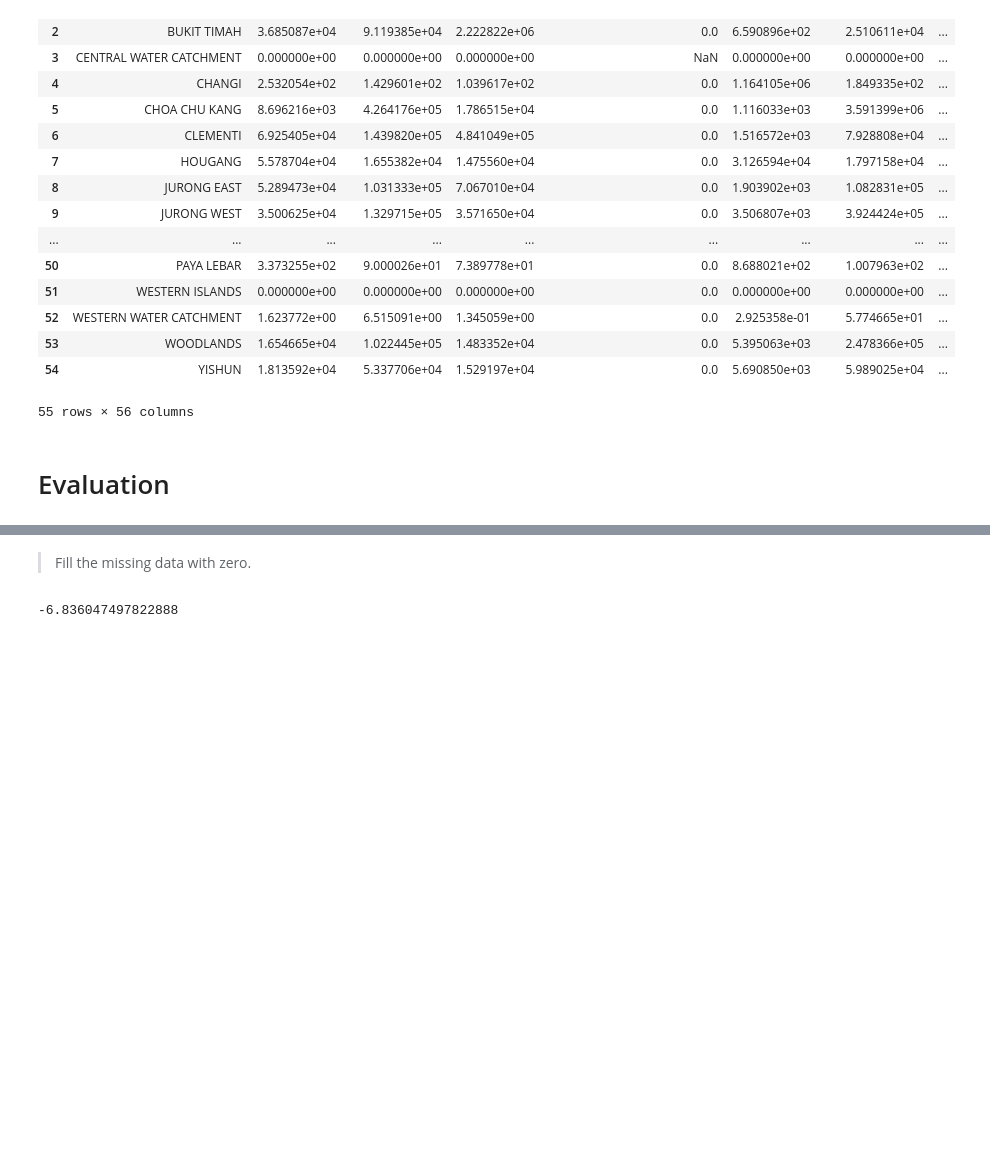
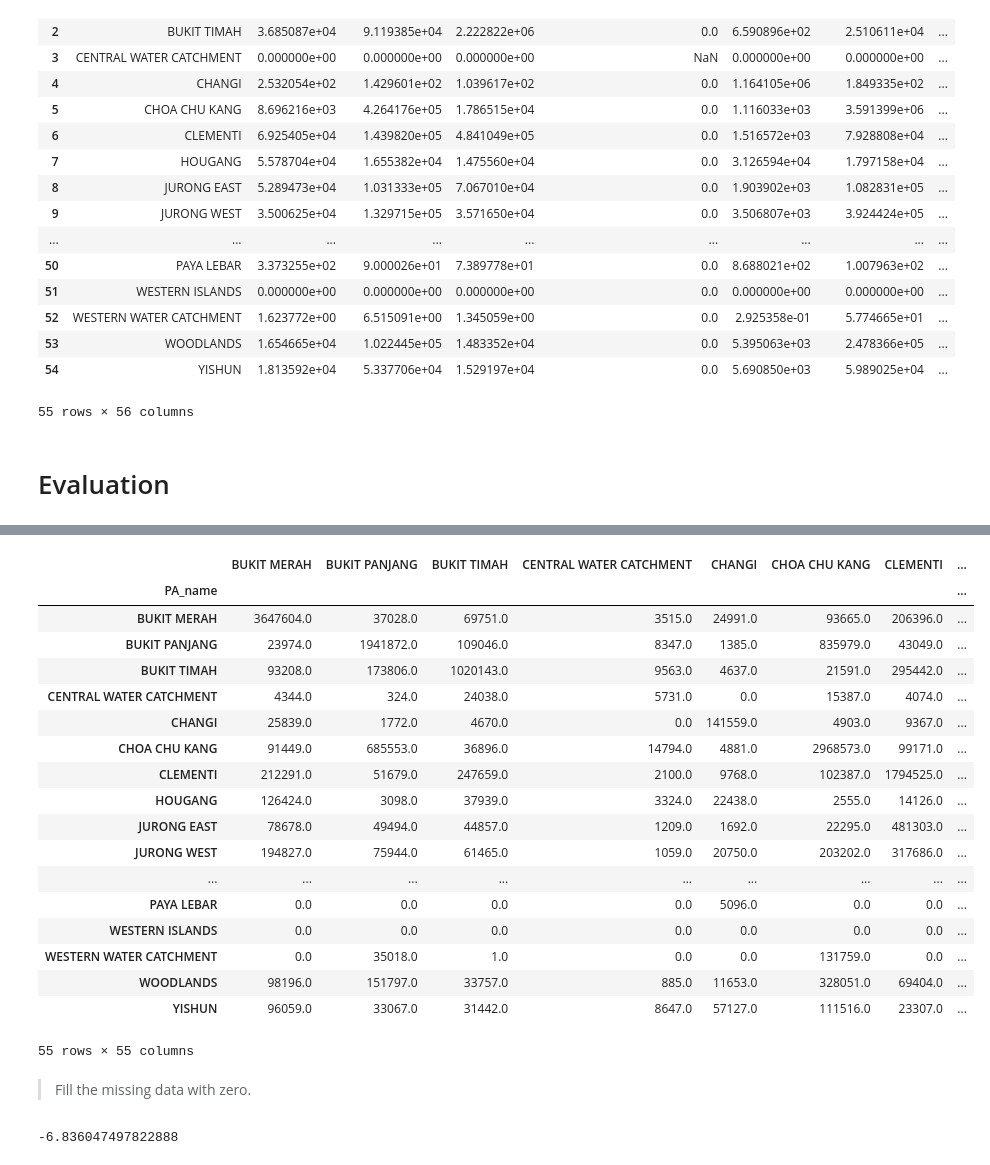
Before and after one commit to Pawpaw497/MPT-project, a Jupyter notebook: pre_gpr.ipynb, the cells around one changed output, grey strips where cells are left out. Cells and saved outputs as stored; diff of their text form; code cells hidden in the pictures; blank space fills up the shorter version.

```diff
--- a/pre_gpr.ipynb
+++ b/pre_gpr.ipynb
@@ -387,7 +411,7 @@ Prediction = pd.read_csv(path+'/Prediction2019_gpr.csv').drop(columns='Unnamed:
 # %%
 def bus_flux(x,y):
-    pa1 = Prediction['PA_name'][x]
-    pa2 = Prediction['PA_name'][y]
+    pa1 = Prediction.index[x]
+    pa2 = Prediction.index[y]
 
     try:
         return T_ij_bus[(T_ij_bus['ORIGIN_loc']==pa1)&\
@@ -402,8 +426,8 @@ for i in range(0,55):
         bus[i][j]=bus_flux(i,j)
 # %%
 def MRT_flux(x,y):
-    pa1 = Prediction['PA_name'][x]
-    pa2 = Prediction['PA_name'][y]
+    pa1 = Prediction.index[x]
+    pa2 = Prediction.index[y]
 
     try:
         return T_ij_MRT[(T_ij_MRT['ORIGIN_loc']==pa1)&\
@@ -423,6 +445,30 @@ Prediction.set_index('PA_name',inplace=True)
 # %%
 flux['PA_name']=Prediction.index
 flux.set_index('PA_name',inplace=True)
+# %%
+flux.rename(pd.DataFrame(Prediction.index.values).to_dict()[0],axis=1,inplace=True)
+# %%
+flux
+# %% [output]
+|  | BUKIT MERAH | BUKIT PANJANG | BUKIT TIMAH | CENTRAL WATER CATCHMENT | CHANGI | CHOA CHU KANG | CLEMENTI | ... |
+| PA_name |  |  |  |  |  |  |  | ... |
+| BUKIT MERAH | 3647604.0 | 37028.0 | 69751.0 | 3515.0 | 24991.0 | 93665.0 | 206396.0 | ... |
+| BUKIT PANJANG | 23974.0 | 1941872.0 | 109046.0 | 8347.0 | 1385.0 | 835979.0 | 43049.0 | ... |
+| BUKIT TIMAH | 93208.0 | 173806.0 | 1020143.0 | 9563.0 | 4637.0 | 21591.0 | 295442.0 | ... |
+| CENTRAL WATER CATCHMENT | 4344.0 | 324.0 | 24038.0 | 5731.0 | 0.0 | 15387.0 | 4074.0 | ... |
+| CHANGI | 25839.0 | 1772.0 | 4670.0 | 0.0 | 141559.0 | 4903.0 | 9367.0 | ... |
+| CHOA CHU KANG | 91449.0 | 685553.0 | 36896.0 | 14794.0 | 4881.0 | 2968573.0 | 99171.0 | ... |
+| CLEMENTI | 212291.0 | 51679.0 | 247659.0 | 2100.0 | 9768.0 | 102387.0 | 1794525.0 | ... |
+| HOUGANG | 126424.0 | 3098.0 | 37939.0 | 3324.0 | 22438.0 | 2555.0 | 14126.0 | ... |
+| JURONG EAST | 78678.0 | 49494.0 | 44857.0 | 1209.0 | 1692.0 | 22295.0 | 481303.0 | ... |
+| JURONG WEST | 194827.0 | 75944.0 | 61465.0 | 1059.0 | 20750.0 | 203202.0 | 317686.0 | ... |
+| ... | ... | ... | ... | ... | ... | ... | ... | ... |
+| PAYA LEBAR | 0.0 | 0.0 | 0.0 | 0.0 | 5096.0 | 0.0 | 0.0 | ... |
+| WESTERN ISLANDS | 0.0 | 0.0 | 0.0 | 0.0 | 0.0 | 0.0 | 0.0 | ... |
+| WESTERN WATER CATCHMENT | 0.0 | 35018.0 | 1.0 | 0.0 | 0.0 | 131759.0 | 0.0 | ... |
+| WOODLANDS | 98196.0 | 151797.0 | 33757.0 | 885.0 | 11653.0 | 328051.0 | 69404.0 | ... |
+| YISHUN | 96059.0 | 33067.0 | 31442.0 | 8647.0 | 57127.0 | 111516.0 | 23307.0 | ... |
+55 rows × 55 columns
 # %% [markdown]
 >Fill the missing data with zero.
 # %%
```
Also changed, not shown: parts of 22 cells of this notebook.
